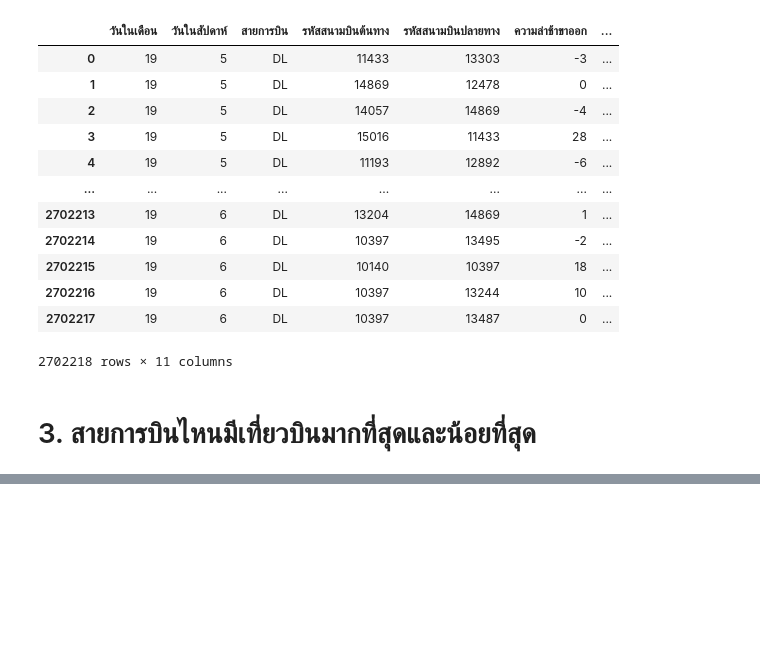
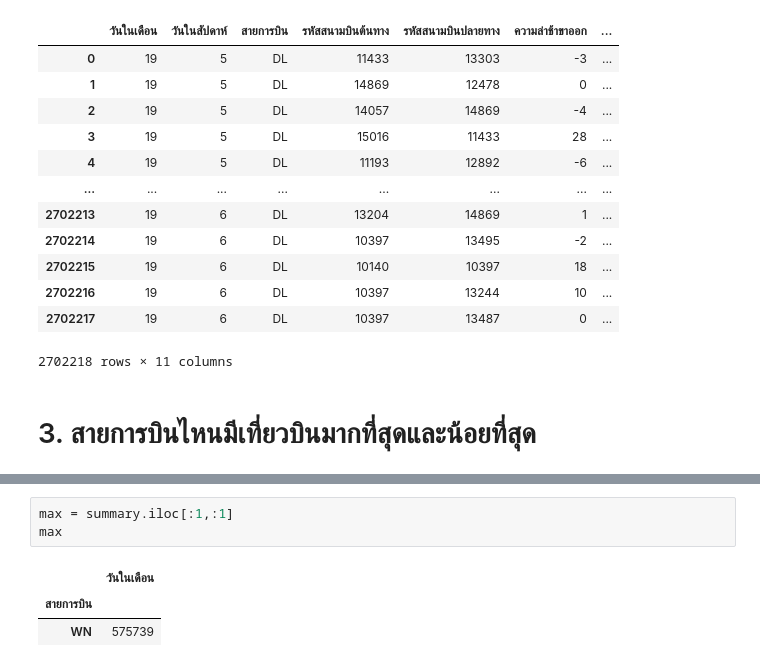
Before and after one commit to sitthatkaja/DWDM21, a Jupyter notebook: MiniExam.ipynb, the cells around one changed output, grey strips where cells are left out. Drawn from its saved outputs; the diff is of its cells as text; blank space fills up the shorter version.

```diff
--- a/MiniExam.ipynb
+++ b/MiniExam.ipynb
@@ -91,0 +135,7 @@ merged_data
+# %%
+max = summary.iloc[:1,:1]
+max
+# %% [output]
+|  | วันในเดือน |
+| สายการบิน |  |
+| WN | 575739 |
```
Also changed, not shown: parts of 3 cells of this notebook.
